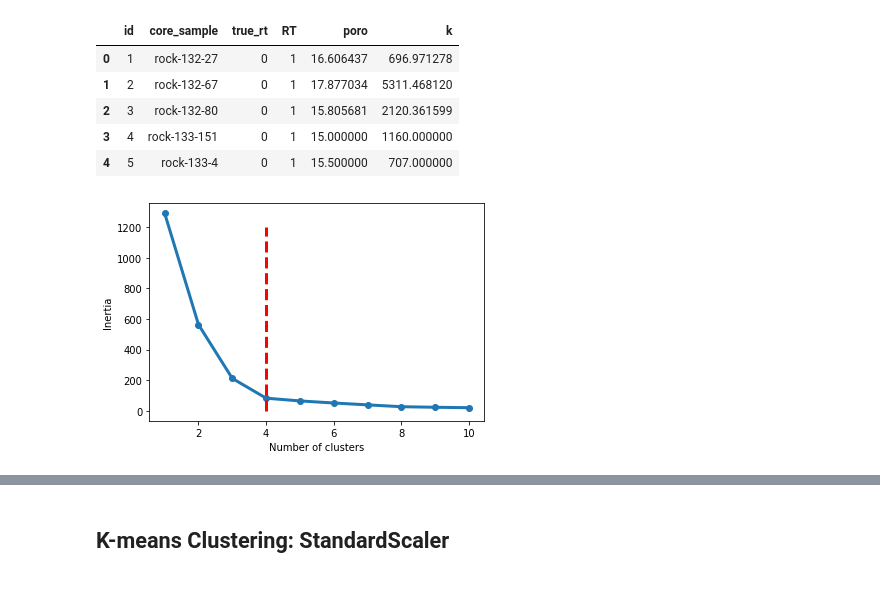
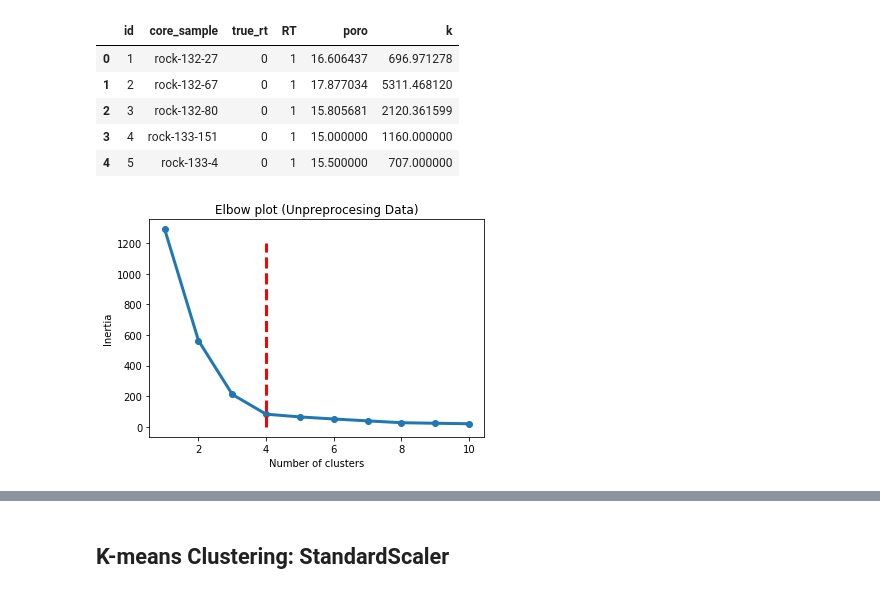
Before and after one commit to perezjgg/PuKnow, a Jupyter notebook: Python/Clustering_RockType_Classification.ipynb, the cells around one changed output, grey strips where cells are left out. Drawn from its saved outputs; the diff is of its cells as text; code cells hidden in the pictures.

```diff
--- a/Python/Clustering_RockType_Classification.ipynb
+++ b/Python/Clustering_RockType_Classification.ipynb
@@ -158,19 +158,20 @@ df.head()
 # %%
 # calculate distortion for a range of number of cluster
 inertia_R = []
 for i in np.arange(1, 11):
     km = KMeans(
         n_clusters=i
     )
     km.fit(df_log)
     inertia_R.append(km.inertia_)
 
 # plot
 plt.plot(np.arange(1, 11), inertia_R, marker='o', lw=3)
 plt.plot([4, 4], [0, 1200], 'k--', c='red', lw=3)
+plt.title('Elbow plot (Unpreprocesing Data)')
 plt.xlabel('Number of clusters')
 plt.ylabel('Inertia')
 plt.show()
 # %% [output]
-[figure, old version]
+[figure, new version]
 # %%
```
Also changed, not shown: parts of 19 cells of this notebook.
